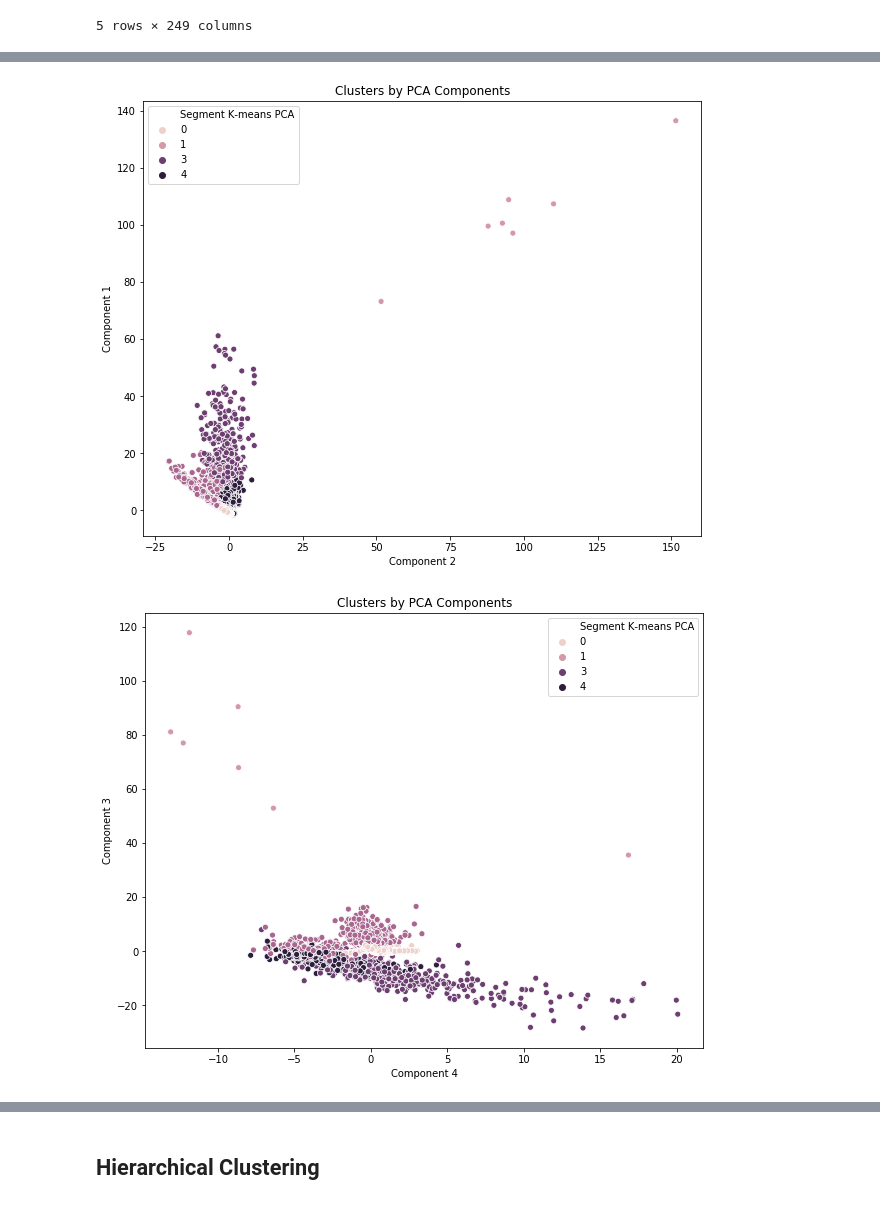
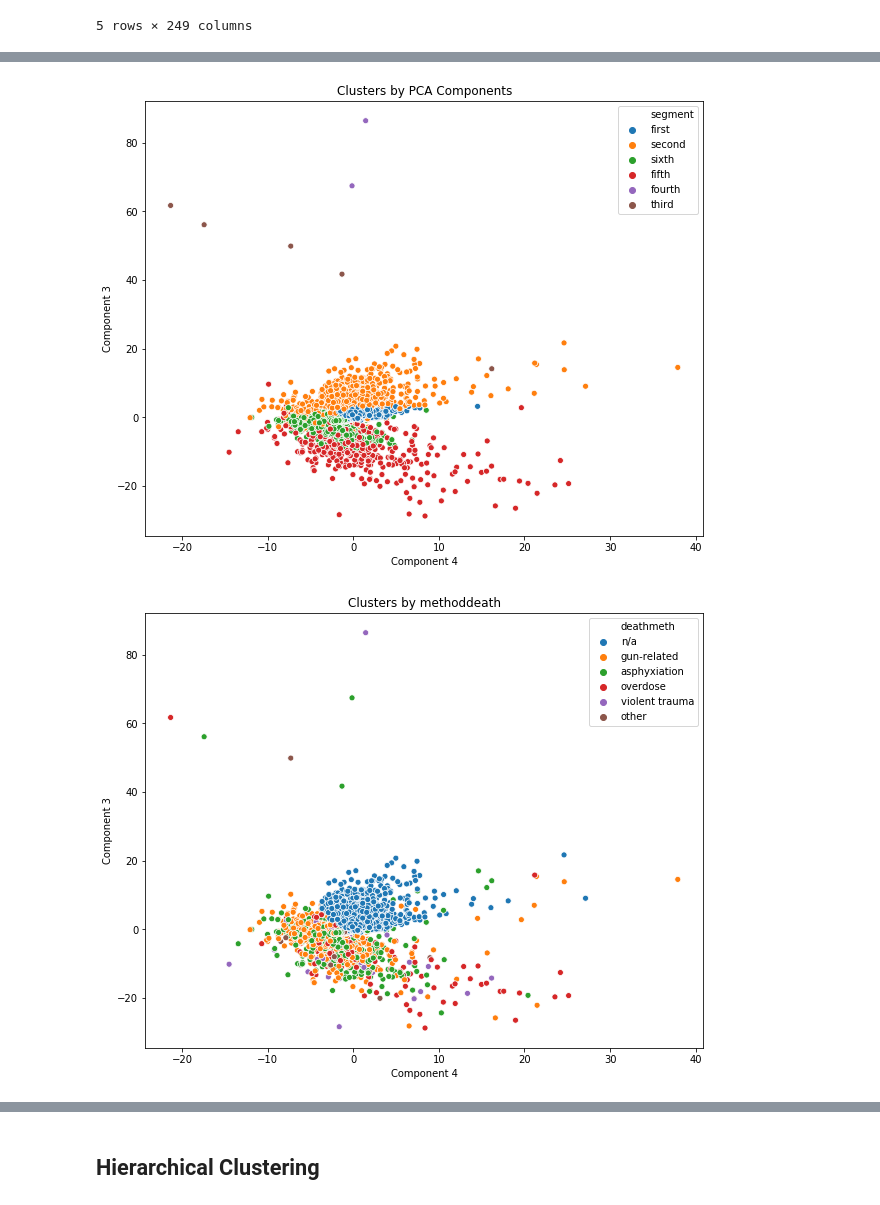
Before and after one commit to gabekudirka/suicide-data-exploration, a Jupyter notebook: clustering.ipynb, the cells around one changed output, grey strips where cells are left out. Drawn from its saved outputs; the diff is of its cells as text; code cells hidden in the pictures.

Commit message:
Adding comparison between clusters and predicted label

```diff
--- a/clustering.ipynb
+++ b/clustering.ipynb
@@ -8,5 +9,12 @@ import matplotlib.pyplot as plt
 from sklearn.preprocessing import StandardScaler
 from sklearn.decomposition import PCA
 
+features = ["RedCapID", 'CaseCtrl', 'indexredcapid', 'Female', 'Age', 'Race',
+       'Spanish', 'Month_Birth', 'Year_Birth', 'Month_Death',
+       'Year_Death', 'EducationMax', 'EgoMaritalStatus', 'methoddeath',
+       'violent']
 # df = pd.read_csv('data/Test_Data_1102_enumerated.csv')
-df = pd.read_csv('./data/Test_Data_1102_enumerated_filledin.csv')
+dffull = pd.read_csv('./data/Test_Data_1102_enumerated_filledin.csv')
+# %%
+df = dffull.drop(columns = ['RedCapID', 'indexredcapid',  'Month_Birth', 'Year_Birth', 'Month_Death','Year_Death', 'methoddeath'])
+print(df.columns.values)
@@ -58,7 +85,7 @@ plt.show()
 # %%
 ## Pick the elbow from above- about 5?
 ## And fit!
-n_clusters = 5
+n_clusters = 6 ##trying 6 for 6 methods death
 kmeans_pca = KMeans(n_clusters=n_clusters, init='k-means++', random_state=42)
 kmeans_pca.fit(scores_pca)
 # %% [output]
@@ -67,7 +94,7 @@ KMeans(algorithm='auto', copy_x=True, init='k-means++', max_iter=300,
        random_state=42, tol=0.0001, verbose=0)
 # %%
 #put the components and clusters into one big dataframe
-df_segm_pca_kmeans = pd.concat([df.reset_index(drop = True), pd.DataFrame(scores_pca)], axis = 1)
+df_segm_pca_kmeans = pd.concat([dffull.reset_index(drop = True), pd.DataFrame(scores_pca)], axis = 1)
 df_segm_pca_kmeans.columns.values[-n_components:] = ["Component " + str(i) for i in range(1, n_components + 1)]
 df_segm_pca_kmeans['Segment K-means PCA'] = kmeans_pca.labels_
 # %%
@@ -83,24 +148,21 @@ df_segm_pca_kmeans.head()
 # %%
-#Look at it!
-import seaborn as sns
-
-x_axis = df_segm_pca_kmeans['Component 2']
-y_axis = df_segm_pca_kmeans['Component 1']
+#try some more components views
+x_axis = df_segm_pca_kmeans['Component 4']
+y_axis = df_segm_pca_kmeans['Component 3']
 plt.figure(figsize = (10,8))
-sns.scatterplot(x_axis, y_axis, hue=df_segm_pca_kmeans['Segment K-means PCA'])
+sns.scatterplot(x_axis, y_axis, hue=df_segm_pca_kmeans['segment'])
 plt.title('Clusters by PCA Components')
 plt.show()
+
+x_axis = df_segm_pca_kmeans['Component 4']
+y_axis = df_segm_pca_kmeans['Component 3']
+plt.figure(figsize = (10,8))
+sns.scatterplot(x_axis, y_axis, hue=df_segm_pca_kmeans['deathmeth'])
+plt.title('Clusters by methoddeath')
+plt.show()
 # %% [output]
-[figure, old version]
+[figure, new version]
+[figure, added]
-# %%
-x_axis = df_segm_pca_kmeans['Component 4']
-y_axis = df_segm_pca_kmeans['Component 3']
-plt.figure(figsize = (10,8))
-sns.scatterplot(x_axis, y_axis, hue=df_segm_pca_kmeans['Segment K-means PCA'])
-plt.title('Clusters by PCA Components')
-plt.show()
-# %% [output]
-[figure, removed]
 # %%
 #Check out what the cluster distributions look like
 features = ['CaseCtrl', 'Female', 'Age', 'Race',
```
Also changed, not shown: parts of 18 cells of this notebook.
